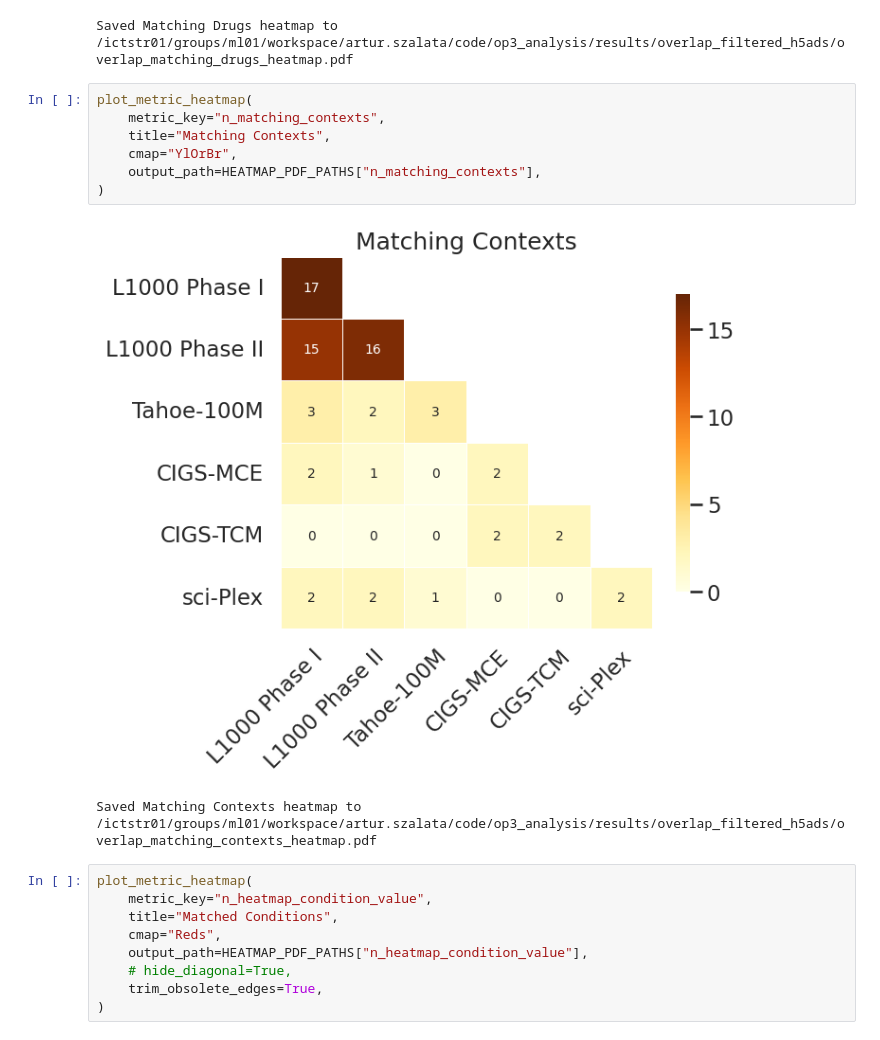
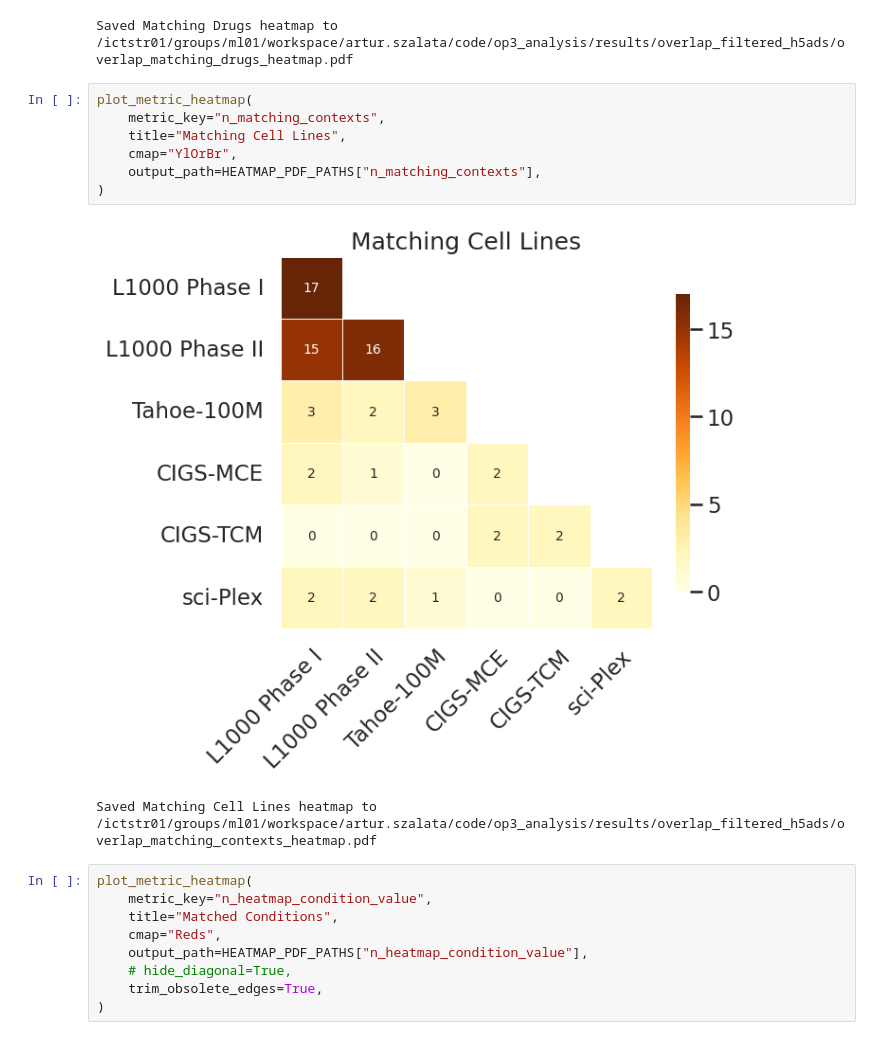
Before and after one commit to elmella/Chem-PerturBridge_analysis, a Jupyter notebook: notebooks/plot_overlap_heatmaps.ipynb, the cells around one changed output. Drawn from its saved outputs; the diff is of its cells as text.

Commit message:
update overlap heatmaps plot

```diff
--- a/notebooks/plot_overlap_heatmaps.ipynb
+++ b/notebooks/plot_overlap_heatmaps.ipynb
@@ -511,13 +511,13 @@ Saved Matching Drugs heatmap to /ictstr01/groups/ml01/workspace/artur.szalata/co
 # %%
 plot_metric_heatmap(
     metric_key="n_matching_contexts",
-    title="Matching Contexts",
+    title="Matching Cell Lines",
     cmap="YlOrBr",
     output_path=HEATMAP_PDF_PATHS["n_matching_contexts"],
 )
 # %% [output]
-[figure, old version]
+[figure, new version]
-Saved Matching Contexts heatmap to /ictstr01/groups/ml01/workspace/artur.szalata/code/op3_analysis/results/overlap_filtered_h5ads/overlap_matching_contexts_heatmap.pdf
+Saved Matching Cell Lines heatmap to /ictstr01/groups/ml01/workspace/artur.szalata/code/op3_analysis/results/overlap_filtered_h5ads/overlap_matching_contexts_heatmap.pdf
 # %%
 plot_metric_heatmap(
     metric_key="n_heatmap_condition_value",
```
